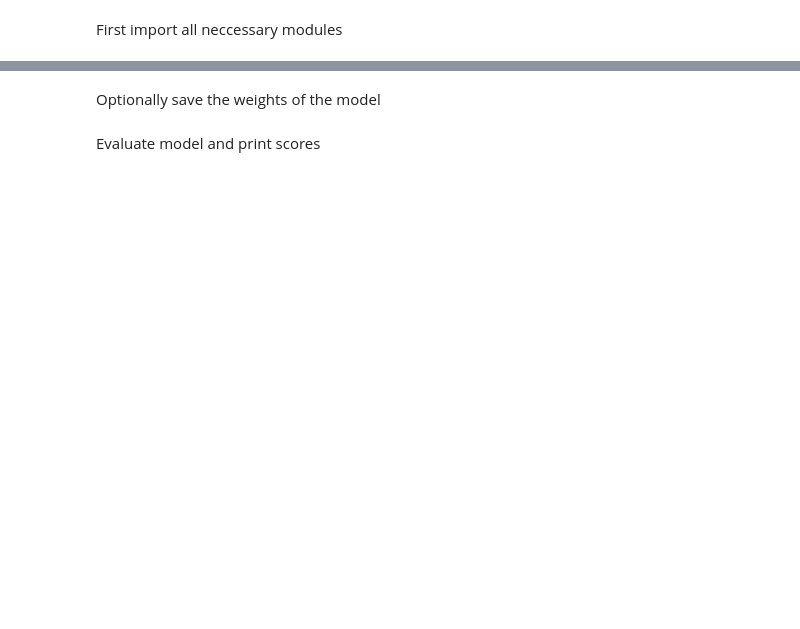
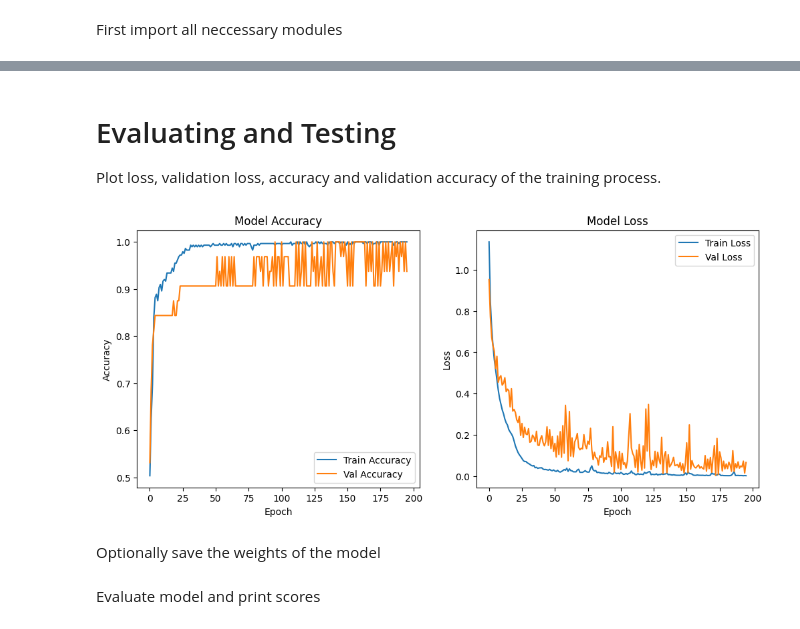
Before and after one commit to MaxGeo543/log-classification, a Jupyter notebook: notebooks/train_transformer.ipynb, the cells around one changed output, grey strips where cells are left out. Drawn from its saved outputs; the diff is of its cells as text; code cells hidden in the pictures; blank space fills up the shorter version.

```diff
--- a/notebooks/train_transformer.ipynb
+++ b/notebooks/train_transformer.ipynb
@@ -149,3 +166,35 @@ model.fit(X_train, y_train,
+# %% [markdown]
+# Evaluating and Testing
+Plot loss, validation loss, accuracy and validation accuracy of the training process.
+# %%
+import matplotlib.pyplot as plt
+
+# Plot training & validation accuracy and loss
+plt.figure(figsize=(12, 5))
+
+# Accuracy plot
+plt.subplot(1, 2, 1)
+plt.plot(history.history['accuracy'], label='Train Accuracy')
+plt.plot(history.history['val_accuracy'], label='Val Accuracy')
+plt.title('Model Accuracy')
+plt.xlabel('Epoch')
+plt.ylabel('Accuracy')
+plt.legend(loc='lower right')
+
+# Loss plot
+plt.subplot(1, 2, 2)
+plt.plot(history.history['loss'], label='Train Loss')
+plt.plot(history.history['val_loss'], label='Val Loss')
+plt.title('Model Loss')
+plt.xlabel('Epoch')
+plt.ylabel('Loss')
+plt.legend(loc='upper right')
+
+#plt.tight_layout()
+plt.savefig(f"{filename}_train.png")
+plt.show()
+# %% [output]
+[figure, added]
 # %% [markdown]
 Optionally save the weights of the model
 # %%
```
Also changed, not shown: parts of 22 cells of this notebook, 11 other files.
